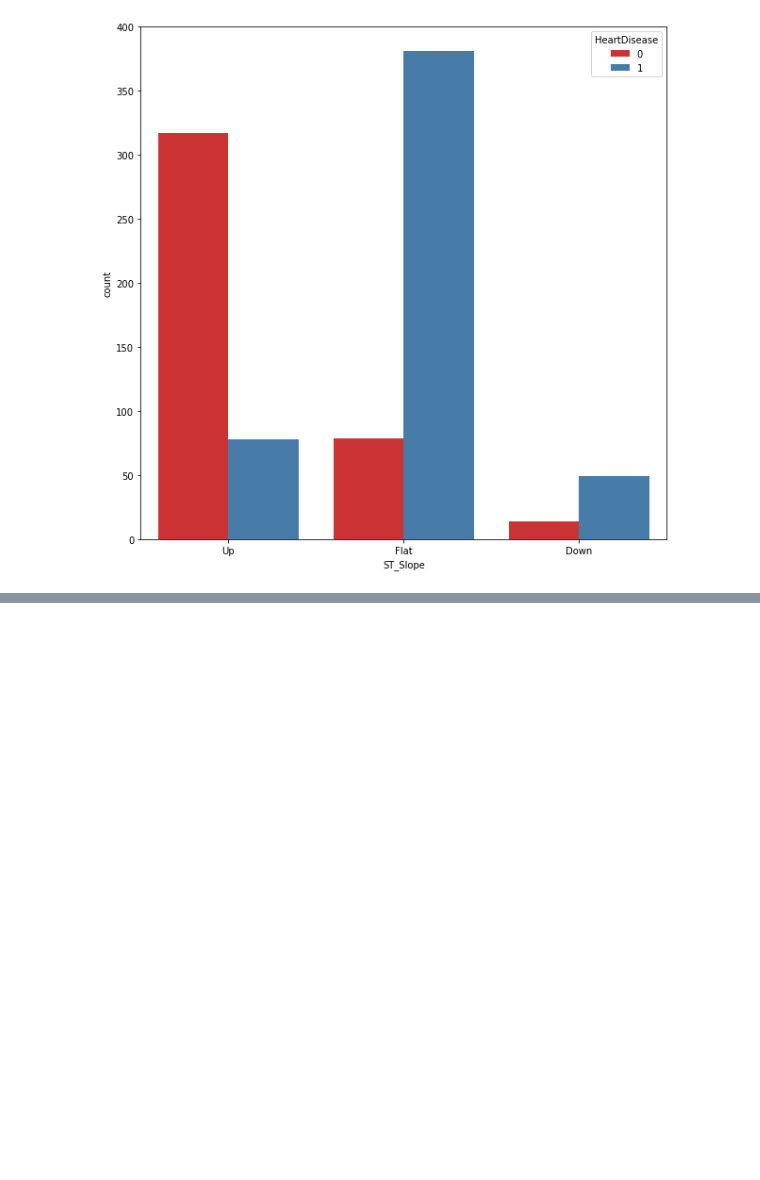
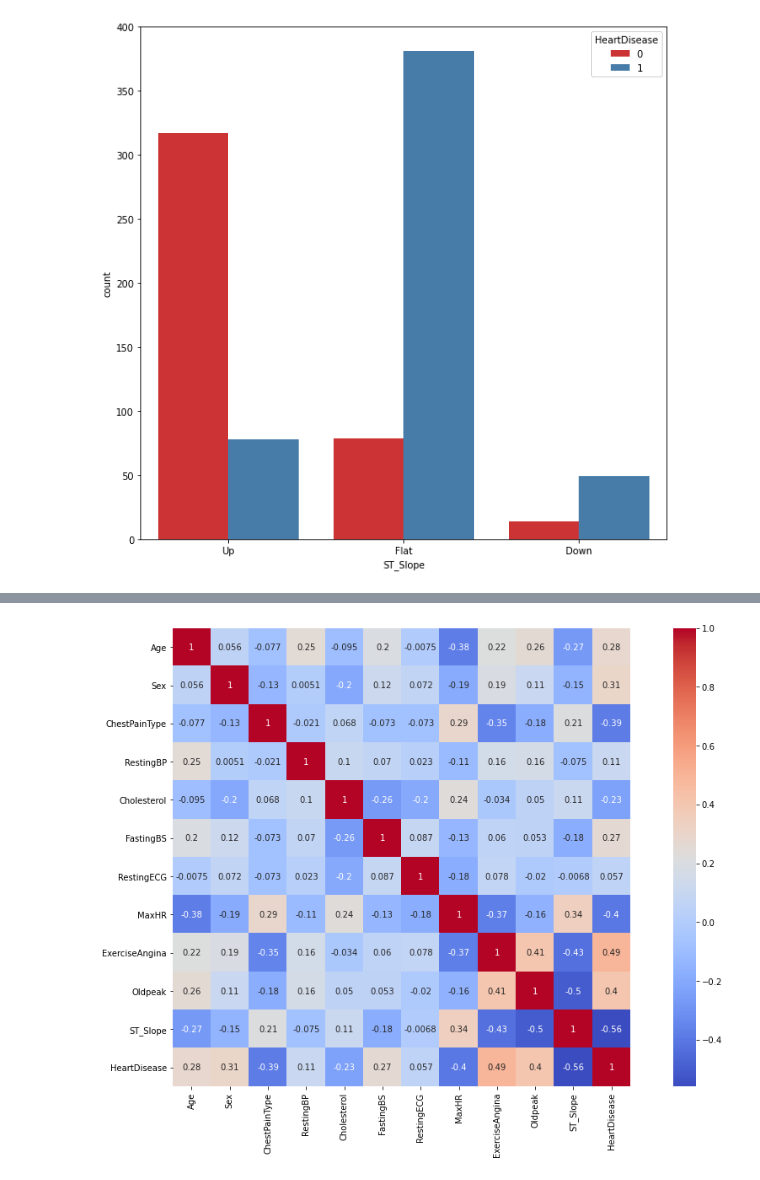
Before and after one commit to salamzakeer/ML_Assignment2_IT19046426_IT19019178_IT19038438_IT19119618, a Jupyter notebook: heart_decease_prediction.ipynb, the cells around one changed output, grey strips where cells are left out. Saved outputs shown, nothing was run; the diff lists cells and outputs as text; code cells hidden in the pictures; blank space fills up the shorter version.

```diff
--- a/heart_decease_prediction.ipynb
+++ b/heart_decease_prediction.ipynb
@@ -195,0 +199,8 @@ for f in features:
+# %%
+from sklearn.preprocessing import LabelEncoder
+
+for col in cat_columns:
+        globals()['LE_{}'.format(col)] = LabelEncoder()
+        heartFailurePredict_dataset[col] = globals()['LE_{}'.format(col)].fit_transform(heartFailurePredict_dataset[col])
+
+heartFailurePredict_dataset.head()
@@ -195,0 +235,6 @@ for f in features:
+# %%
+plt.figure(figsize = (18,10))
+sns.heatmap(heartFailurePredict_dataset.corr(), annot=True, square=True, cmap='coolwarm')
+plt.show()
+# %% [output]
+[figure, added]
```
Also changed, not shown: parts of 5 cells of this notebook.
